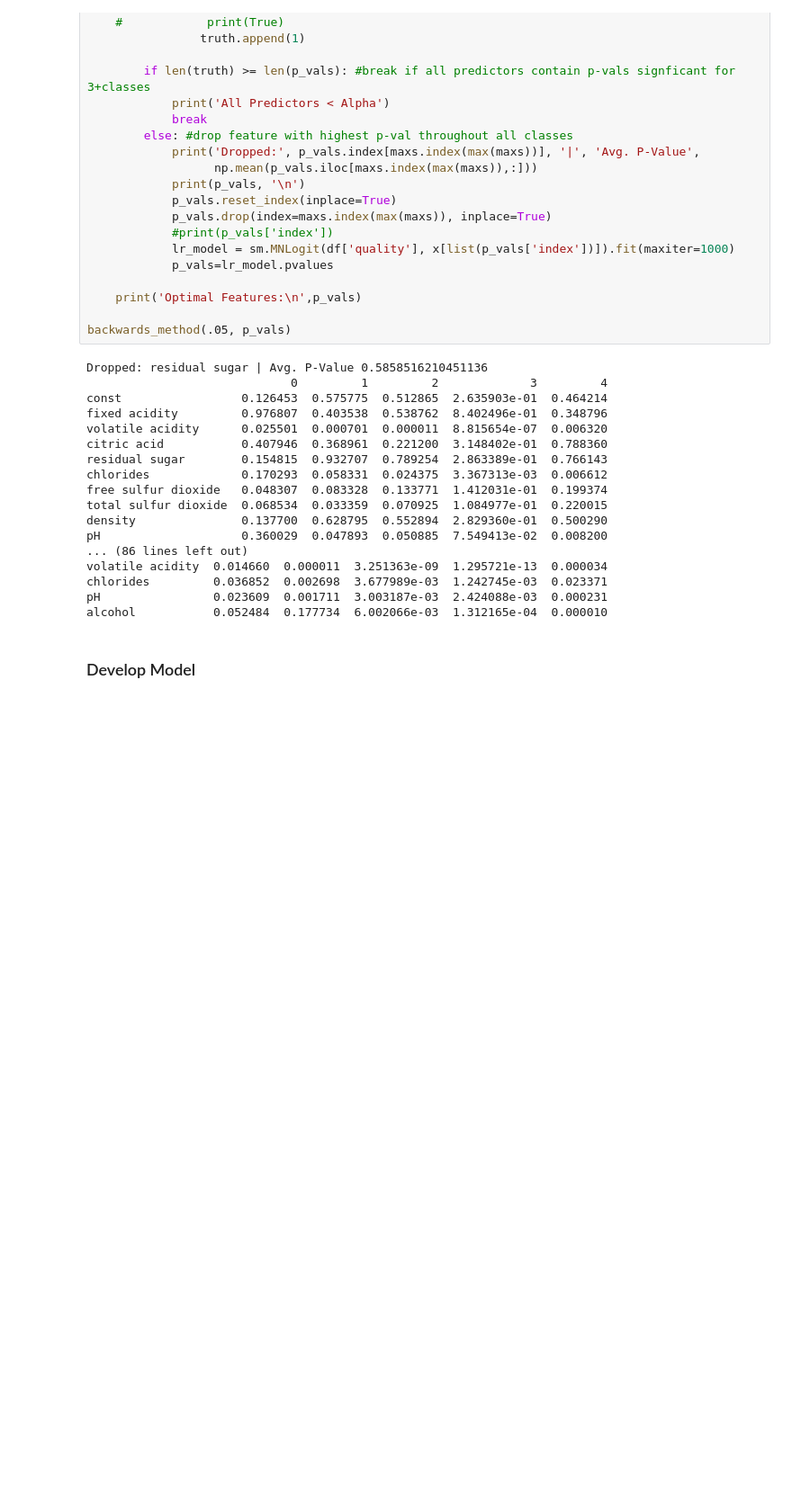
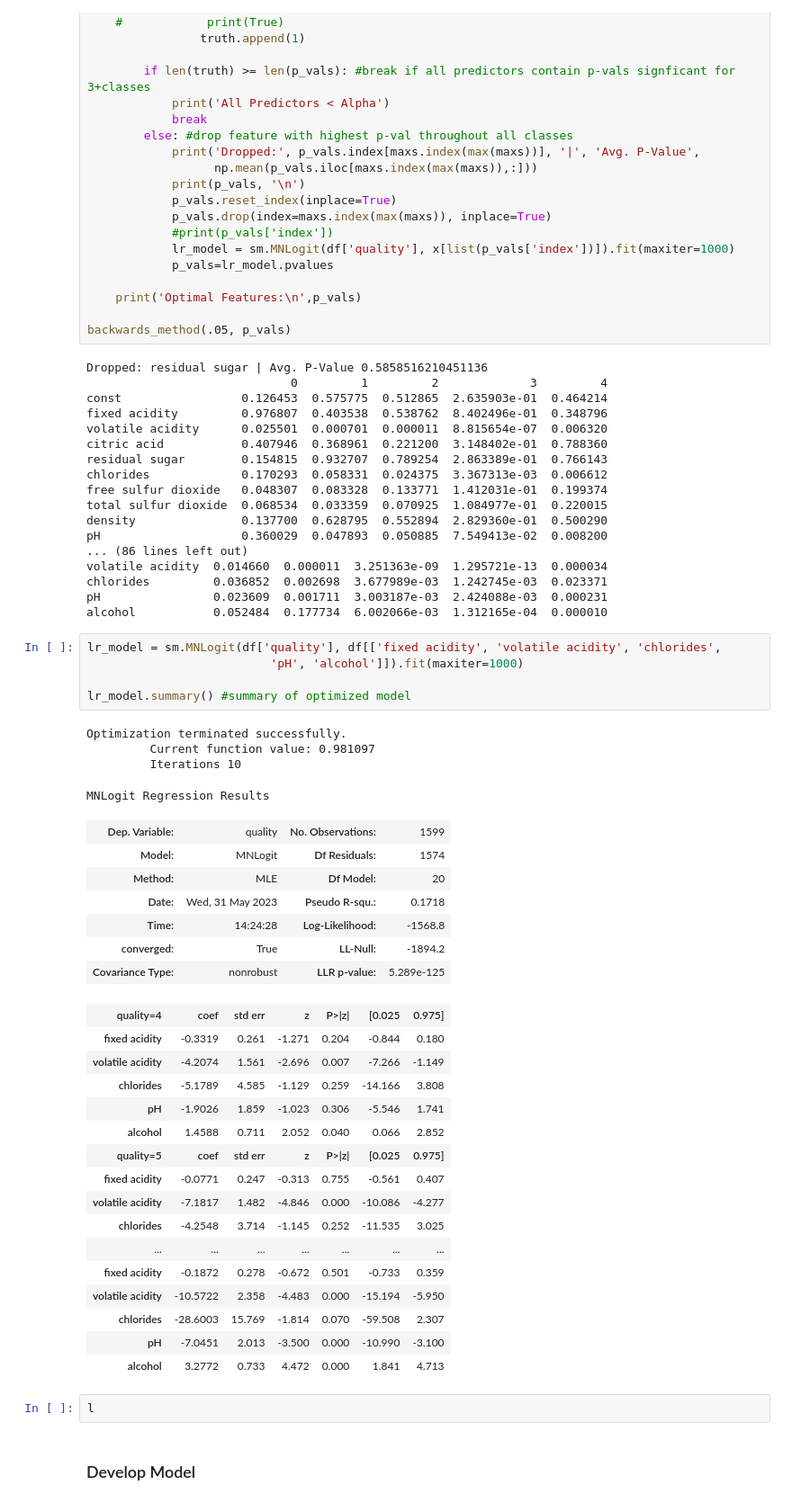
Before and after one commit to Skahlon7/_Spatial_, a Jupyter notebook: Nike_Prep1/604_logistic1/604_Classification.ipynb, the cells around one changed output. Shown at 90% size. Saved outputs shown, nothing was run; the diff lists cells and outputs as text; blank space fills up the shorter version.

```diff
--- a/Nike_Prep1/604_logistic1/604_Classification.ipynb
+++ b/Nike_Prep1/604_logistic1/604_Classification.ipynb
@@ -191,6 +242,41 @@ volatile acidity  0.014660  0.000011  3.251363e-09  1.295721e-13  0.000034
 chlorides         0.036852  0.002698  3.677989e-03  1.242745e-03  0.023371
 pH                0.023609  0.001711  3.003187e-03  2.424088e-03  0.000231
 alcohol           0.052484  0.177734  6.002066e-03  1.312165e-04  0.000010
+# %%
+lr_model = sm.MNLogit(df['quality'], df[['fixed acidity', 'volatile acidity', 'chlorides',
+                          'pH', 'alcohol']]).fit(maxiter=1000)
+
+lr_model.summary() #summary of optimized model
+# %% [output]
+Optimization terminated successfully.
+         Current function value: 0.981097
+         Iterations 10
+MNLogit Regression Results
+| Dep. Variable: | quality | No. Observations: | 1599 |
+| Model: | MNLogit | Df Residuals: | 1574 |
+| Method: | MLE | Df Model: | 20 |
+| Date: | Wed, 31 May 2023 | Pseudo R-squ.: | 0.1718 |
+| Time: | 14:24:28 | Log-Likelihood: | -1568.8 |
+| converged: | True | LL-Null: | -1894.2 |
+| Covariance Type: | nonrobust | LLR p-value: | 5.289e-125 |
+| quality=4 | coef | std err | z | P>|z| | [0.025 | 0.975] |
+| fixed acidity | -0.3319 | 0.261 | -1.271 | 0.204 | -0.844 | 0.180 |
+| volatile acidity | -4.2074 | 1.561 | -2.696 | 0.007 | -7.266 | -1.149 |
+| chlorides | -5.1789 | 4.585 | -1.129 | 0.259 | -14.166 | 3.808 |
+| pH | -1.9026 | 1.859 | -1.023 | 0.306 | -5.546 | 1.741 |
+| alcohol | 1.4588 | 0.711 | 2.052 | 0.040 | 0.066 | 2.852 |
+| quality=5 | coef | std err | z | P>|z| | [0.025 | 0.975] |
+| fixed acidity | -0.0771 | 0.247 | -0.313 | 0.755 | -0.561 | 0.407 |
+| volatile acidity | -7.1817 | 1.482 | -4.846 | 0.000 | -10.086 | -4.277 |
+| chlorides | -4.2548 | 3.714 | -1.145 | 0.252 | -11.535 | 3.025 |
+| ... | ... | ... | ... | ... | ... | ... |
+| fixed acidity | -0.1872 | 0.278 | -0.672 | 0.501 | -0.733 | 0.359 |
+| volatile acidity | -10.5722 | 2.358 | -4.483 | 0.000 | -15.194 | -5.950 |
+| chlorides | -28.6003 | 15.769 | -1.814 | 0.070 | -59.508 | 2.307 |
+| pH | -7.0451 | 2.013 | -3.500 | 0.000 | -10.990 | -3.100 |
+| alcohol | 3.2772 | 0.733 | 4.472 | 0.000 | 1.841 | 4.713 |
+# %%
+l
 # %% [markdown]
 ### Develop Model
 # %% [markdown]
```
Also changed, not shown: parts of 8 cells of this notebook, 3 other files.
